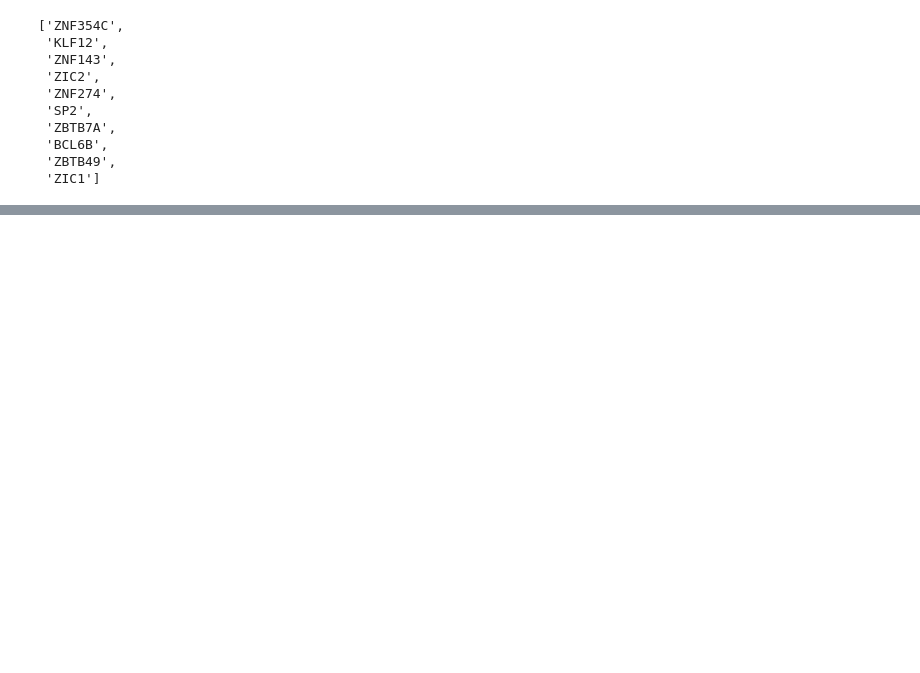
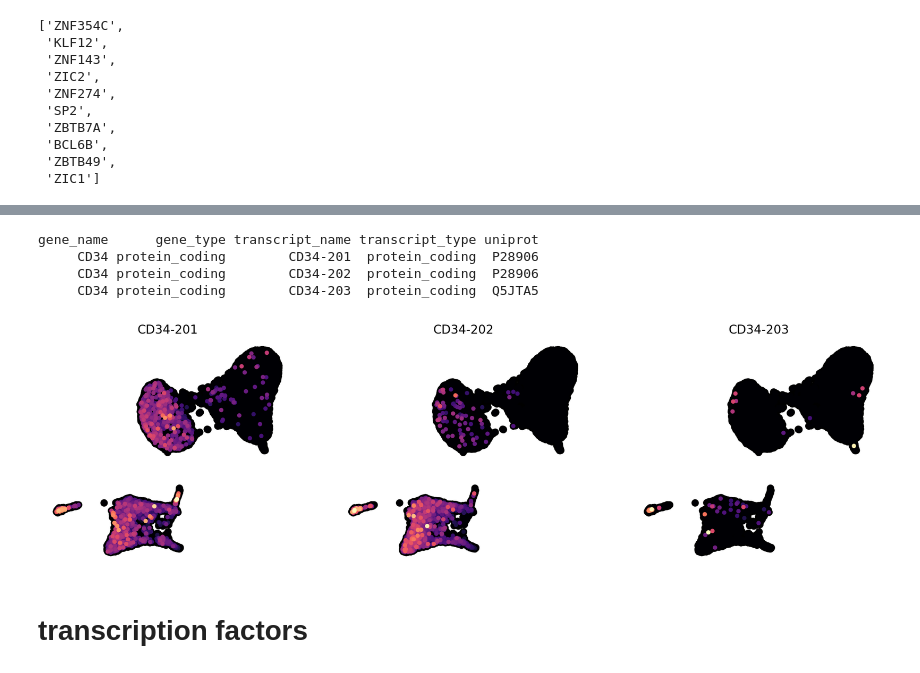
Before and after one commit to CooperStansbury/hematokytos, a Jupyter notebook: notebooks/isoforms/differential_isoforms.ipynb, the cells around one changed output, grey strips where cells are left out. Saved outputs shown, nothing was run; the diff lists cells and outputs as text; code cells hidden in the pictures; blank space fills up the shorter version.

```diff
--- a/notebooks/isoforms/differential_isoforms.ipynb
+++ b/notebooks/isoforms/differential_isoforms.ipynb
@@ -236,0 +410,33 @@ print(result.to_string(index=False))
+# %%
+rsc.get.anndata_to_CPU(adata)
+
+query = 'CD34'
+label_df = get_transcripts(query)
+print(label_df.to_string(index=False))
+
+color = label_df.index.to_list()
+
+plt.rcParams['figure.dpi'] = 200
+plt.rcParams['figure.figsize'] = 4, 4
+
+sc.pl.umap(
+    adata[adata.obs['filter_pass'], :].copy(),
+    ncols=4,
+    sort_order=True,
+    color=color,
+    size=75,
+    add_outline=True,
+    outline_color=('k', 'k'),
+    alpha=1,
+    cmap='magma',
+    colorbar_loc=None,
+    frameon=False,
+)
+# %% [output]
+gene_name      gene_type transcript_name transcript_type uniprot
+     CD34 protein_coding        CD34-201  protein_coding  P28906
+     CD34 protein_coding        CD34-202  protein_coding  P28906
+     CD34 protein_coding        CD34-203  protein_coding  Q5JTA5
+[figure, added]
+# %% [markdown]
+# transcription factors
```
Also changed, not shown: parts of 43 cells of this notebook, 5 other files.
